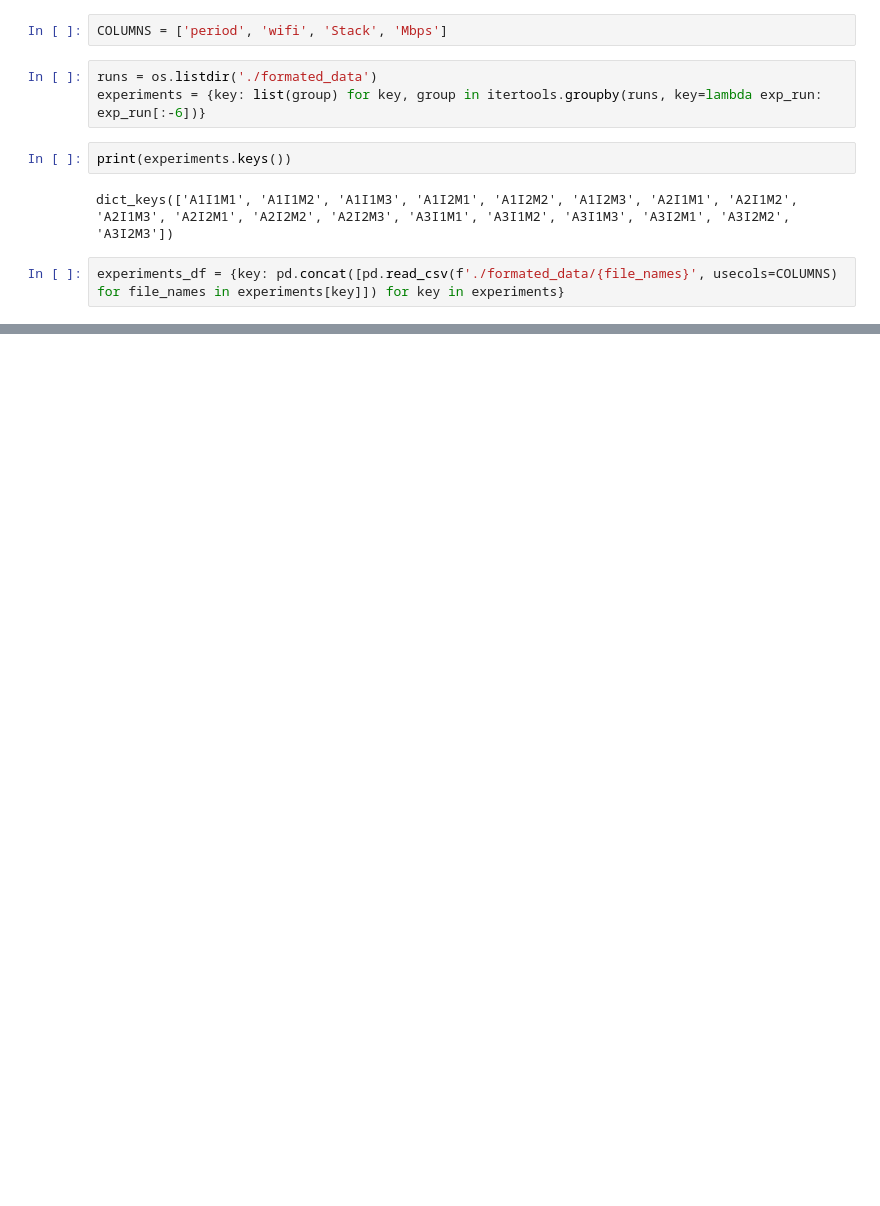
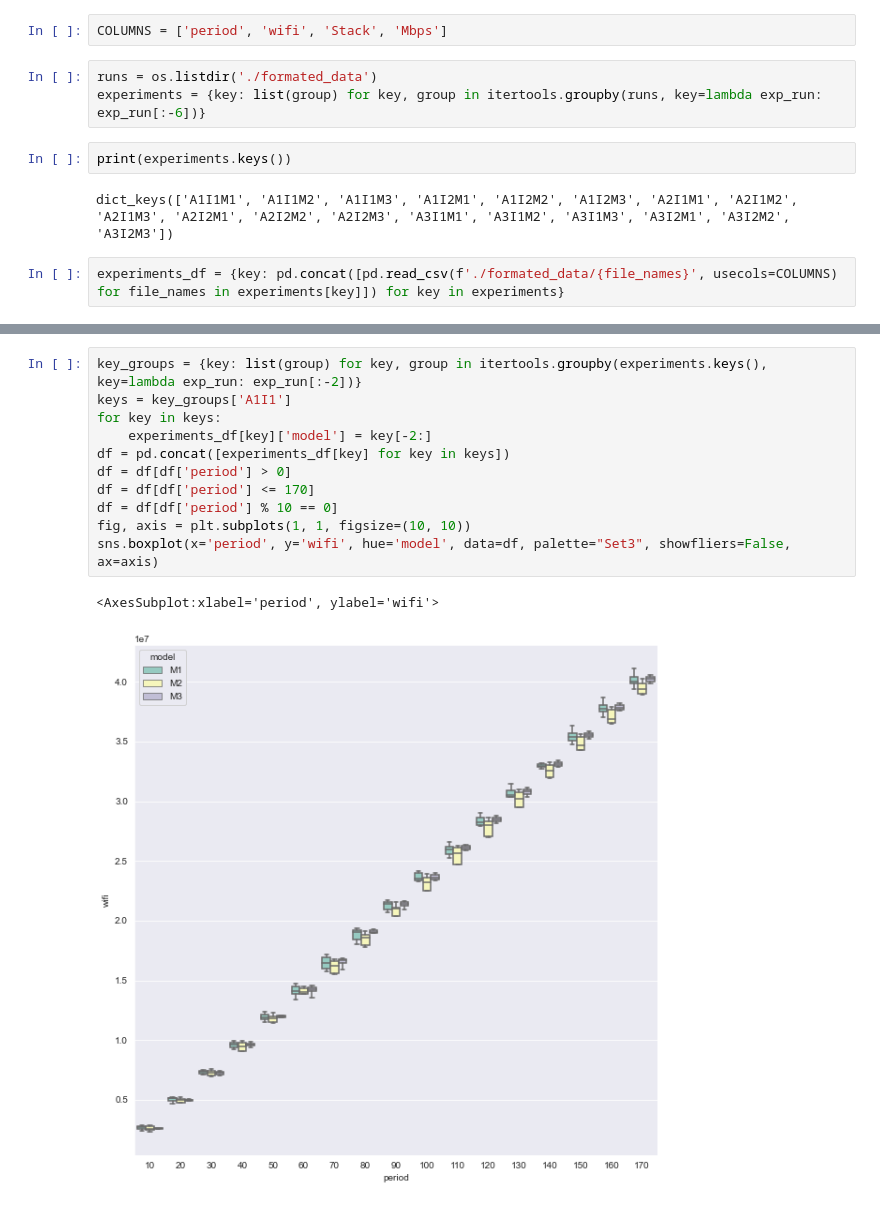
Before and after one commit to pedromonici/T800, a Jupyter notebook: exp/analysis.ipynb, the cells around one changed output, grey strips where cells are left out. Drawn from its saved outputs; the diff is of its cells as text; blank space fills up the shorter version.

```diff
--- a/exp/analysis.ipynb
+++ b/exp/analysis.ipynb
@@ -32,0 +26,14 @@ def plot_stats(experiments_df, metric, figsize=(18, 24)):
+# %%
+key_groups = {key: list(group) for key, group in itertools.groupby(experiments.keys(), key=lambda exp_run: exp_run[:-2])}
+keys = key_groups['A1I1']
+for key in keys:
+    experiments_df[key]['model'] = key[-2:]
+df = pd.concat([experiments_df[key] for key in keys])
+df = df[df['period'] > 0]
+df = df[df['period'] <= 170]
+df = df[df['period'] % 10 == 0]
+fig, axis = plt.subplots(1, 1, figsize=(10, 10))
+sns.boxplot(x='period', y='wifi', hue='model', data=df, palette="Set3", showfliers=False, ax=axis)
+# %% [output]
+<AxesSubplot:xlabel='period', ylabel='wifi'>
+[figure, added]
```
Also changed, not shown: parts of 7 cells of this notebook, 18 other files.
